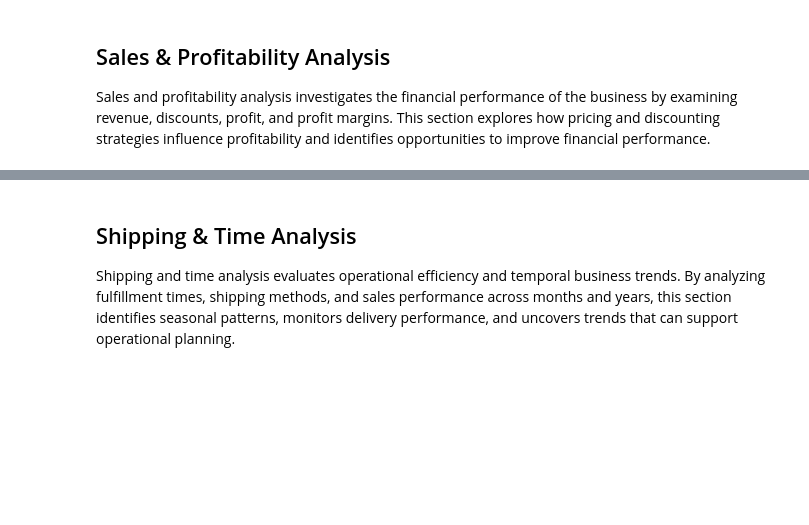
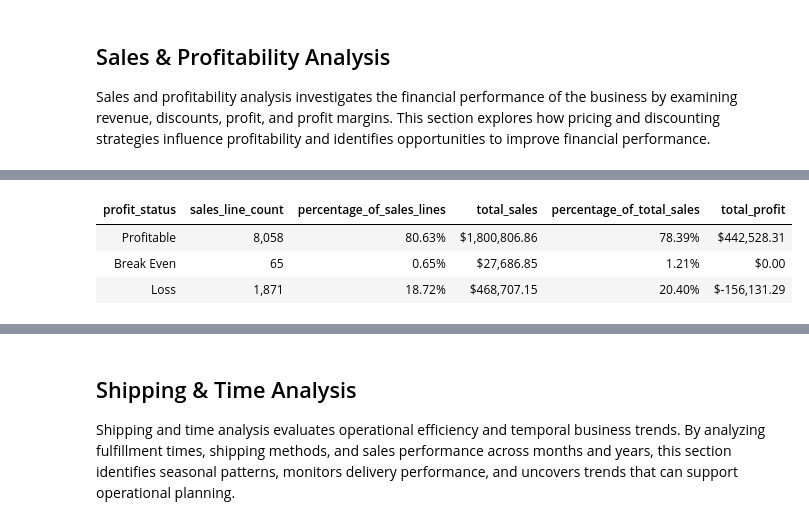
Before and after one commit to danigeiger/e_commerce_duckdb_project, a Jupyter notebook: notebooks/03_business_sql_analysis.ipynb, the cells around one changed output, grey strips where cells are left out. Drawn from its saved outputs; the diff is of its cells as text; code cells hidden in the pictures; blank space fills up the shorter version.

```diff
--- a/notebooks/03_business_sql_analysis.ipynb
+++ b/notebooks/03_business_sql_analysis.ipynb
@@ -737,0 +826,50 @@ Sales and profitability analysis investigates the financial performance of the b
+# %%
+con.execute("""
+WITH profitability_status AS (
+    SELECT
+        *,
+        CASE
+            WHEN profit > 0 THEN 'Profitable'
+            WHEN profit = 0 THEN 'Break Even'
+            ELSE 'Loss'
+        END AS profit_status
+
+    FROM analysis_data
+)
+
+SELECT
+    profit_status,
+    COUNT(*) AS sales_line_count,
+
+    100.0 * COUNT(*) / SUM(COUNT(*)) OVER ()
+        AS percentage_of_sales_lines,
+
+    SUM(sales) AS total_sales,
+
+    100.0 * SUM(sales) / SUM(SUM(sales)) OVER ()
+        AS percentage_of_total_sales,
+
+    SUM(profit) AS total_profit
+
+FROM profitability_status
+
+GROUP BY profit_status
+
+ORDER BY
+    CASE profit_status
+        WHEN 'Profitable' THEN 1
+        WHEN 'Break Even' THEN 2
+        WHEN 'Loss' THEN 3
+    END;
+""").df().style.hide(axis="index").format({
+    "sales_line_count": "{:,}",
+    "percentage_of_sales_lines": "{:.2f}%",
+    "total_sales": "${:,.2f}",
+    "percentage_of_total_sales": "{:.2f}%",
+    "total_profit": "${:,.2f}"
+})
+# %% [output]
+| profit_status | sales_line_count | percentage_of_sales_lines | total_sales | percentage_of_total_sales | total_profit |
+| Profitable | 8,058 | 80.63% | $1,800,806.86 | 78.39% | $442,528.31 |
+| Break Even | 65 | 0.65% | $27,686.85 | 1.21% | $0.00 |
+| Loss | 1,871 | 18.72% | $468,707.15 | 20.40% | $-156,131.29 |
```
Also changed, not shown: parts of 11 cells of this notebook.
